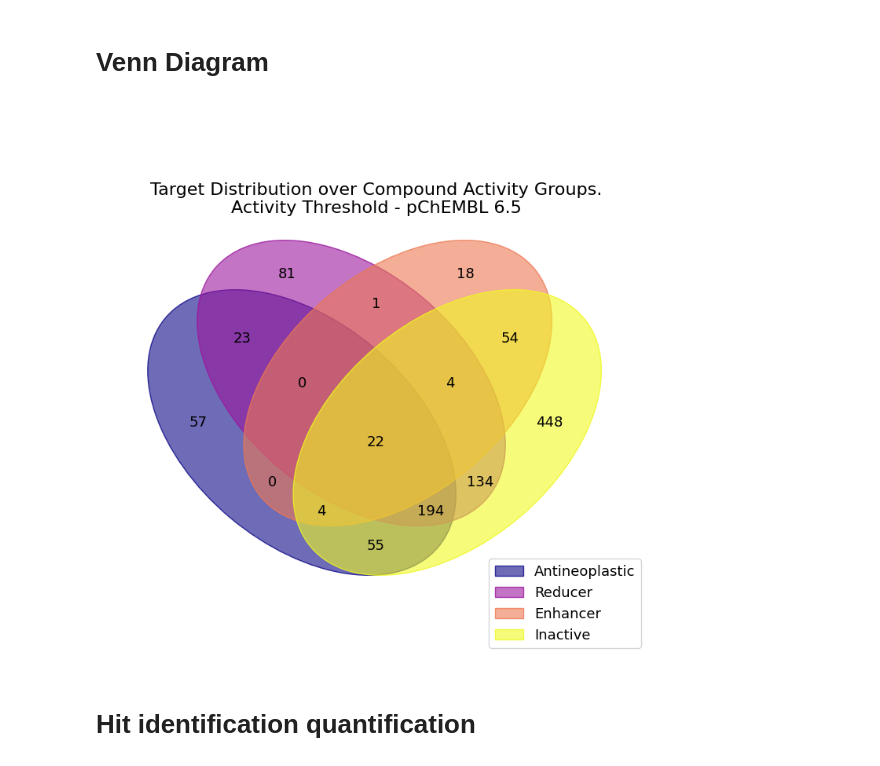
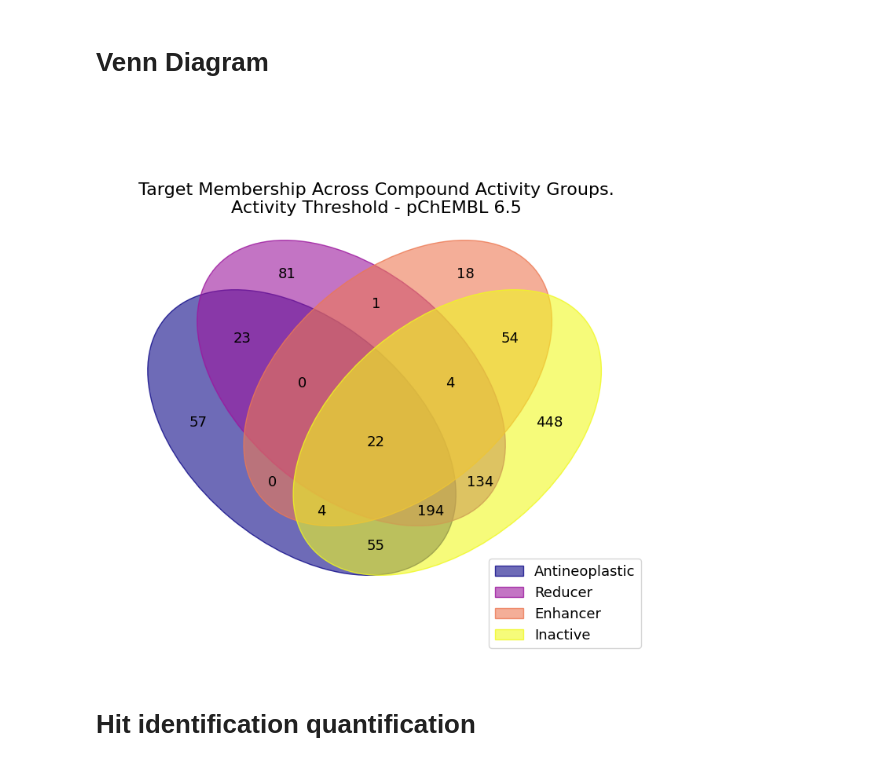
Before and after one commit to CDDLeiden/cyst-to-target-and-back, a Jupyter notebook: 02_TargetID_and_Prioritization/papyrus_data_linker.ipynb, the cells around one changed output. Saved outputs shown, nothing was run; the diff lists cells and outputs as text; code cells hidden in the pictures.

```diff
--- a/02_TargetID_and_Prioritization/papyrus_data_linker.ipynb
+++ b/02_TargetID_and_Prioritization/papyrus_data_linker.ipynb
@@ -252,32 +252,32 @@ linker = PapyrusCompoundLinker.fromFile(papyrus_root / "ADPKD-Booij-Reanalyzed")
 # %%
 order = [
     "antineoplastic",
     "reducer",
     "enhancer",
     "inactive",
 ]
 toplot_dict = {}
 for val in order:
     toplot_dict[val.capitalize()] = linker.bioactivity_dict[val]
 
 toplot_dict.keys()
 
 fig, ax = plt.subplots(figsize=(9, 9))
 
 linker.bioactivityVenn(toplot_dict, ax=ax)
 ax.set_title(
-    "Target Distribution over Compound Activity Groups.\nActivity Threshold - pChEMBL 6.5",
+    "Target Membership Across Compound Activity Groups.\nActivity Threshold - pChEMBL 6.5",
     y=0.8,
     fontsize=16,
 )
 
 fig.savefig(
     "../figures/ADPKD-Bioactivity_and_TargetSpace.png", bbox_inches="tight", dpi=300, facecolor="white"
 )
 
 fig.savefig("../figures/ADPKD-Bioactivity_and_TargetSpace.svg", bbox_inches="tight", facecolor="none")
 # %% [output]
-[figure, old version]
+[figure, new version]
 # %% [markdown]
 # Hit identification quantification
 # %%
```
Also changed, not shown: parts of 8 cells of this notebook, 7 other files.
